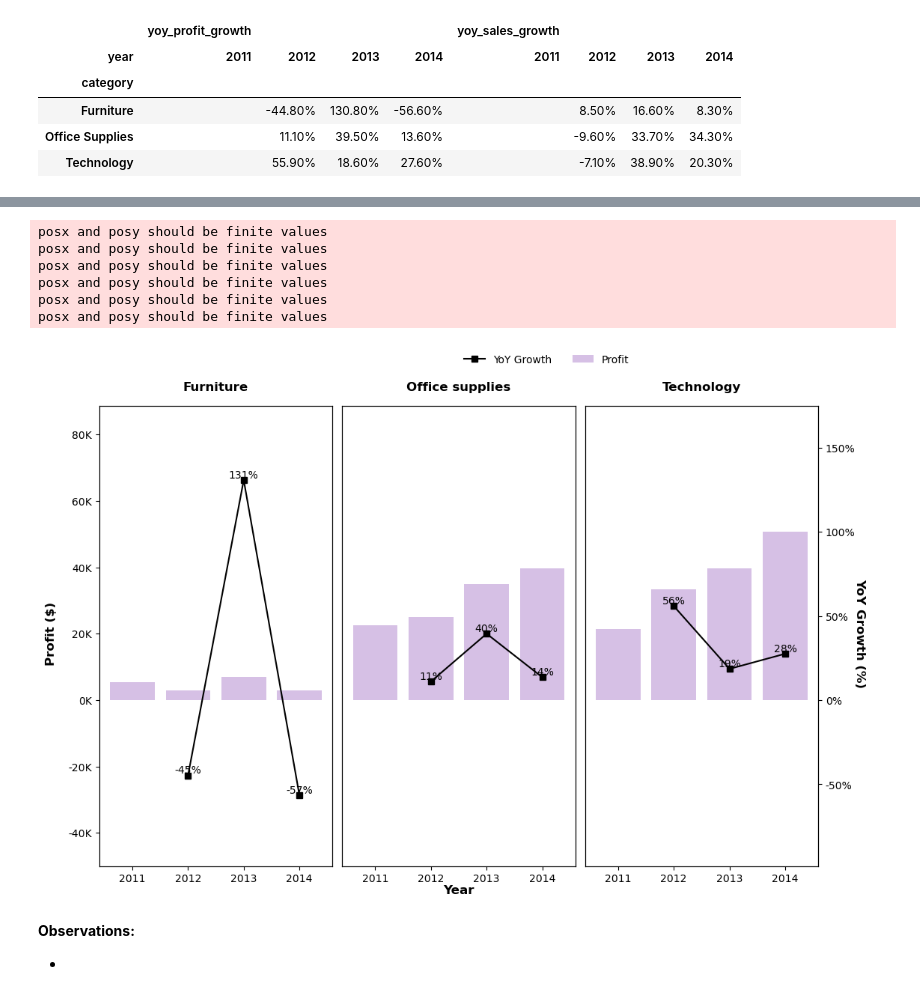
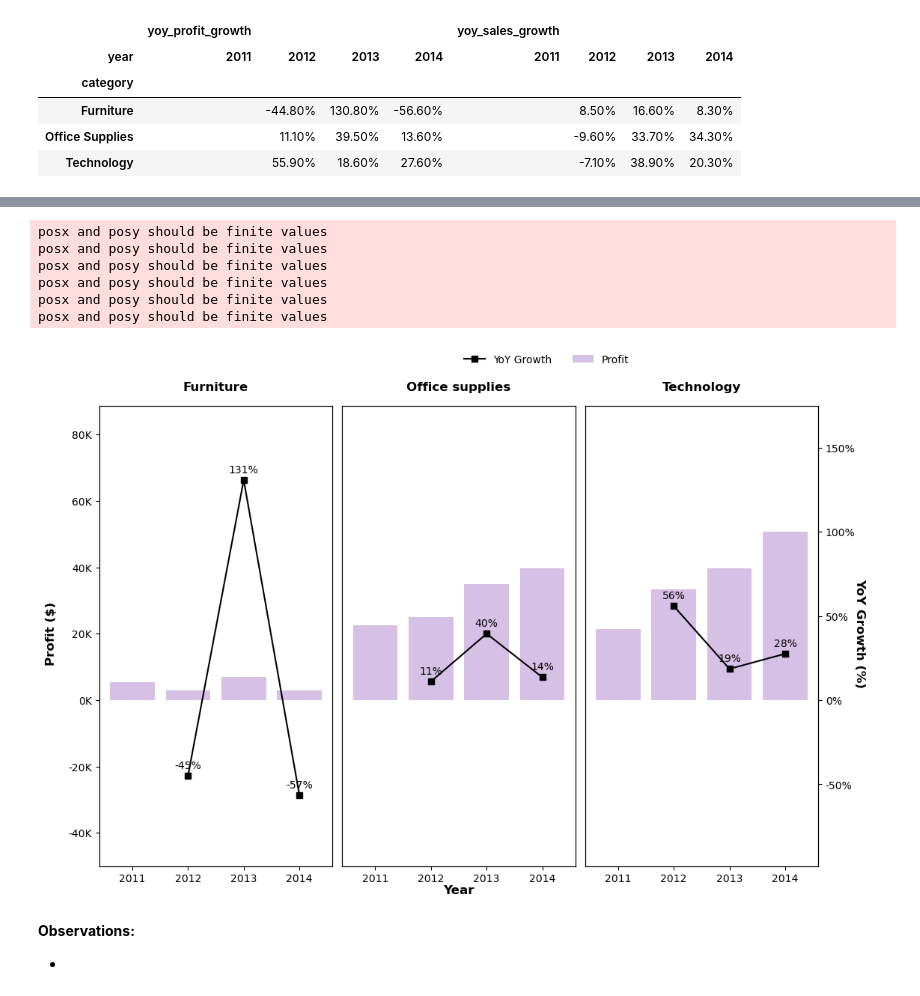
Before and after one commit to annugit1655/Global-Superstore-Project, a Jupyter notebook: notebooks/order-return-US-sales-analysis.ipynb, the cells around one changed output, grey strips where cells are left out. Drawn from its saved outputs; the diff is of its cells as text; code cells hidden in the pictures.

```diff
--- a/notebooks/order-return-US-sales-analysis.ipynb
+++ b/notebooks/order-return-US-sales-analysis.ipynb
@@ -1870,7 +1870,7 @@ for i, cat in enumerate(categories):
 
     # Annotate percentages
     for x,y in zip(sub['year'], sub['yoy_sales_growth']):
-        ax2.text(x, y, f"{y:.0%}", color="k", ha="center", va="bottom", fontsize=10)
+        ax2.text(x, y+0.03, f"{y:.0%}", color="k", ha="center", va="bottom", fontsize=10)
 
     # Format y-axis and secondary axis
     ax.set_ylim(-50000, scale * 1.25)
@@ -1944,7 +1944,7 @@ for i, cat in enumerate(categories):
 
     # Annotate percentages
     for x,y in zip(sub['year'], sub['yoy_profit_growth']):
-        ax2.text(x, y, f"{y:.0%}", color="k", ha="center", va="bottom", fontsize=10)
+        ax2.text(x, y+0.03, f"{y:.0%}", color="k", ha="center", va="bottom", fontsize=10)
 
     # Format y-axis and secondary axis
     ax.set_ylim(-50000, scale * 1.75)
@@ -1969,34 +1969,34 @@ for i, cat in enumerate(categories):
     # title
     ax.set_title(f"{cat.capitalize()}", fontsize=12, fontweight='bold', y=1.02)
 # Add dummy line for legend
 dummy_line = axes[0].plot([], [], marker='s', color='k', label="YoY Growth")
 
 # Shared y-axis labels for both side
 fig.text(0.04, 0.5, "Profit ($)", va='center', rotation=90, fontsize=12, fontweight='bold')
 fig.text(0.94, 0.5, "YoY Growth (%)", va="center", rotation=270, fontsize=12, fontweight='bold')
 
 # shared x-axis
 fig.text(0.5, 0.01, "Year", ha='center', va='center', fontsize=12, fontweight='bold')
 
 # Legend
 handles, legends = axes[0].get_legend_handles_labels()
 fig.legend(handles, legends, loc = 'upper right', bbox_to_anchor=(0.7, 1.05),ncols=2, frameon=False)
 
 # Legend only for dummy line
 fig.legend([dummy_line], ["YoY Growth"], loc="upper left", bbox_to_anchor=(0.7, 1.05),ncols=2, frameon=False)
 
 # Add layout adjustment
 plt.tight_layout()
 plt.subplots_adjust(left=0.1, right=0.9)
 plt.show()
 # %% [output]
 posx and posy should be finite values
 posx and posy should be finite values
 posx and posy should be finite values
 posx and posy should be finite values
 posx and posy should be finite values
 posx and posy should be finite values
-[figure, old version]
+[figure, new version]
 # %% [markdown]
 **Observations:**
 
```
Also changed, not shown: parts of 5 cells of this notebook.
